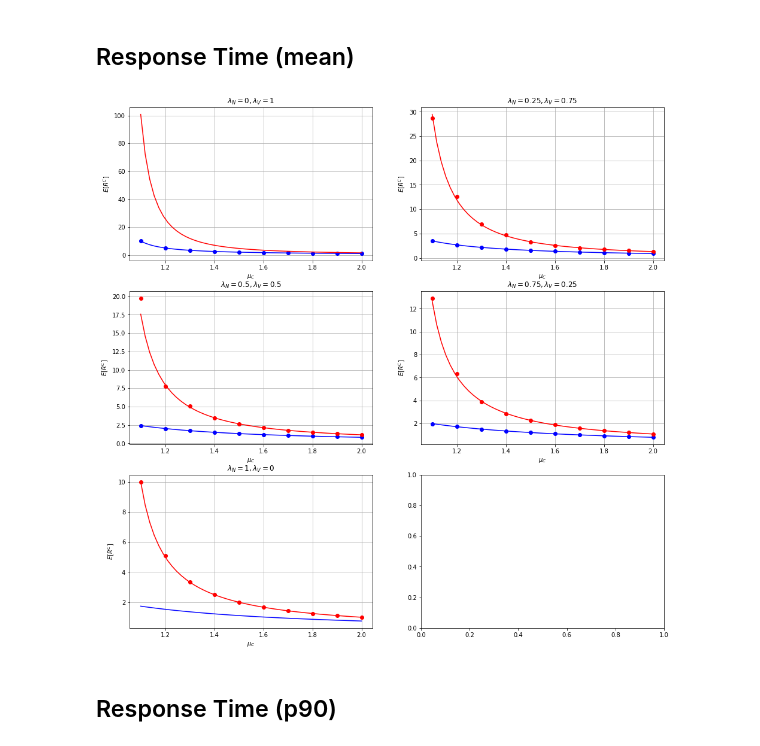
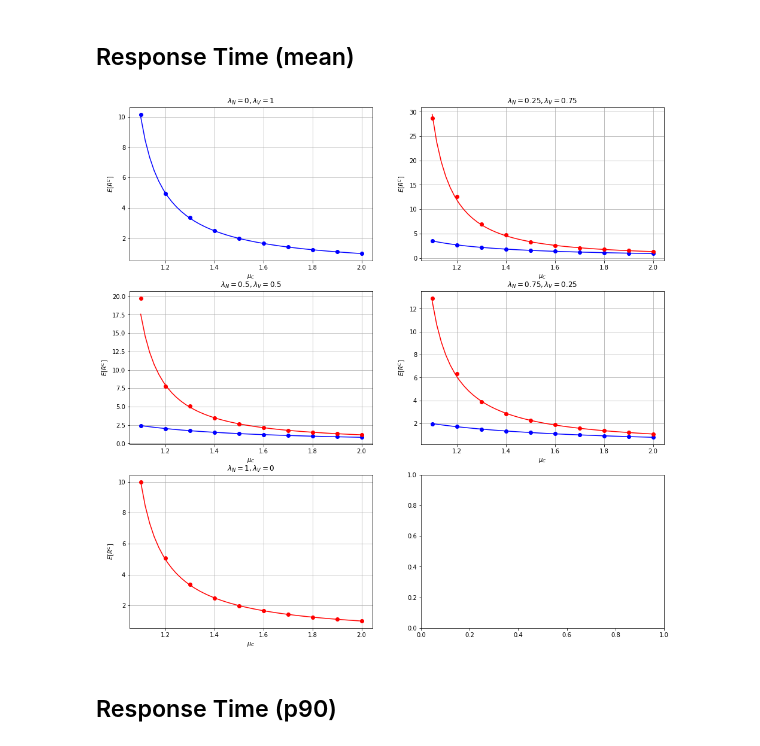
Before and after one commit to Manciukic/pecsn_project, a Jupyter notebook: simulations/jupyter/Tests.ipynb, the cells around one changed output. Cells and saved outputs as stored; diff of their text form; code cells hidden in the pictures.

```diff
--- a/simulations/jupyter/Tests.ipynb
+++ b/simulations/jupyter/Tests.ipynb
@@ -226,36 +226,39 @@ fig.set_figheight(16)
 fig.set_figwidth(16)
 
 for i, normalRate in enumerate([0, 0.25, 0.5, 0.75, 1]):
     y = i % COLS
     x = i // COLS
     p = axs[x,y]
 
     vipRate = 1 - normalRate
 
     p.set_title(f"$\lambda_N={normalRate}, \lambda_V={vipRate}$")
     p.set_xlabel("$\mu_C$")
     p.set_ylabel("$E[R^C]$")
 
     params = {
         "**.randFunc": "exp",
         "**.customerSpawn.normalRate": normalRate,
         "**.customerSpawn.pCompound": 0,
     }
 
     for rate in [1.1, 1.2, 1.3, 1.4, 1.5, 1.6, 1.7, 1.8, 1.9, 2]:
         params["**.cashier.rate"] = rate
         for vip in [True, False]:
             avg = get_avg_rt(find_run(**params), vip, False)
 
             p.plot(rate, avg, ('bo' if vip else 'ro'))
 
     rates = np.linspace(1.1,2)
-    p.plot(rates, hol_resp_time(False, normalRate, vipRate, rates), 'r-')
-    p.plot(rates, hol_resp_time(True, normalRate, vipRate, rates), 'b-')
+    if normalRate != 0:
+        p.plot(rates, hol_resp_time(False, normalRate, vipRate, rates), 'r-')
+    if normalRate != 1:
+        p.plot(rates, hol_resp_time(True, normalRate, vipRate, rates), 'b-')
 
     p.grid(True, 'both')
+fig.savefig("/tmp/fig.pdf", bbox_inches='tight')
 # %% [output]
-[figure, old version]
+[figure, new version]
 # %% [markdown]
 ## Response Time (p90)
 # %%
```
Also changed, not shown: parts of 2 cells of this notebook, 2 other files.
